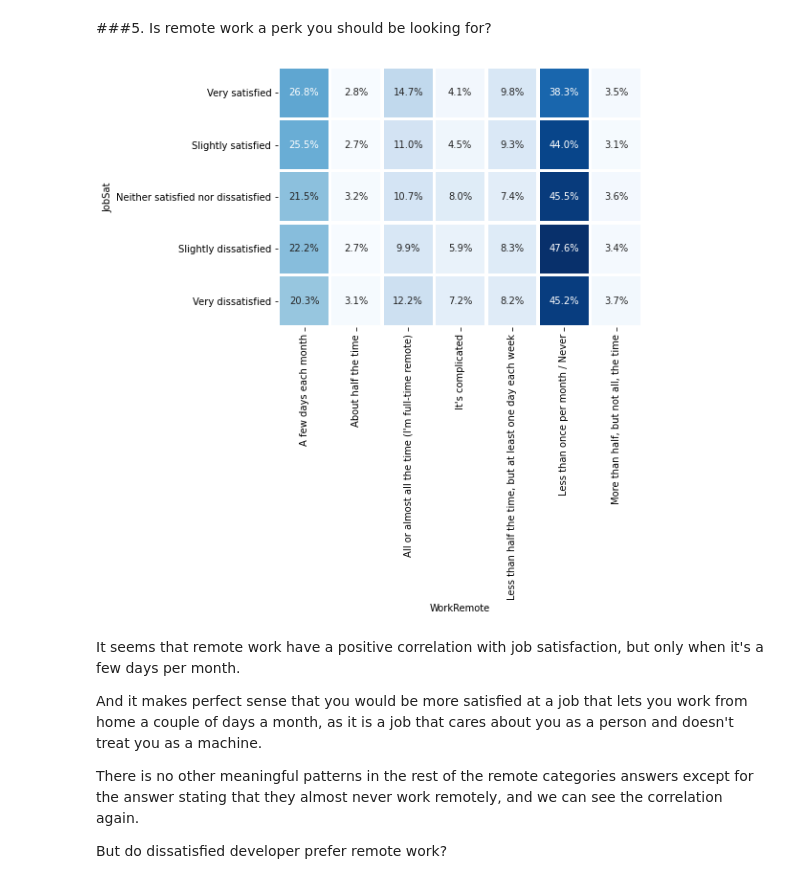
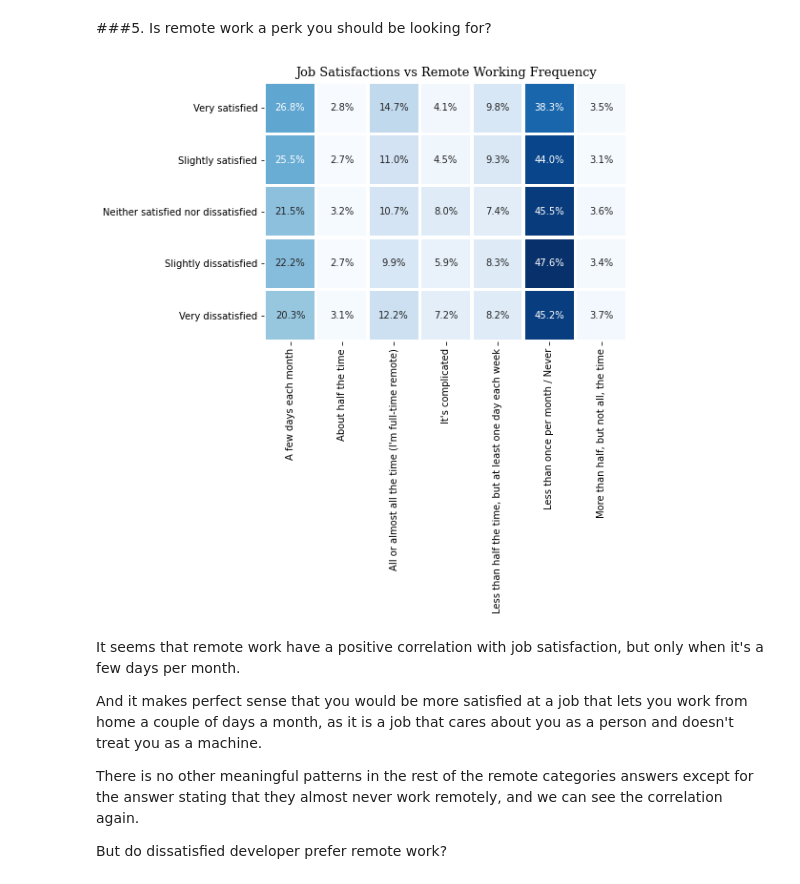
Before and after one commit to ahmedsamirio/stackoverflow-analysis, a Jupyter notebook: StackOverflow_Analysis.ipynb, the cells around one changed output. Drawn from its saved outputs; the diff is of its cells as text; code cells hidden in the pictures.

```diff
--- a/StackOverflow_Analysis.ipynb
+++ b/StackOverflow_Analysis.ipynb
@@ -1572,14 +1573,14 @@ It seems that dissatisfaction is correlated with manager incompetence, and actua
 # %% [markdown]
 ###5. Is remote work a perk you should be looking for?
 # %%
-pivot_and_plot(df_2019, ['JobSat', 'WorkRemote'], [order, []], 1, (10, 5))
+ax = pivot_and_plot(df_2019, ['JobSat', 'WorkRemote'], [order, []], 1, (10, 5))
 ax.set_title('Job Satisfactions vs Remote Working Frequency', fontdict={'fontfamily': 'serif',
                                                                         'fontsize': 13});
 ax.set_xlabel('')
 ax.set_ylabel('')
-plt.savefig('imgs/js_vs_remotework.png')
+plt.savefig('imgs/js_vs_remotework.png', bbox_inches = "tight")
 # %% [output]
-[figure, old version]
+[figure, new version]
 # %% [markdown]
 It seems that remote work have a positive correlation with job satisfaction, but only when it's a few days per month.
 
```
Also changed, not shown: parts of 17 cells of this notebook, 18 other files.
